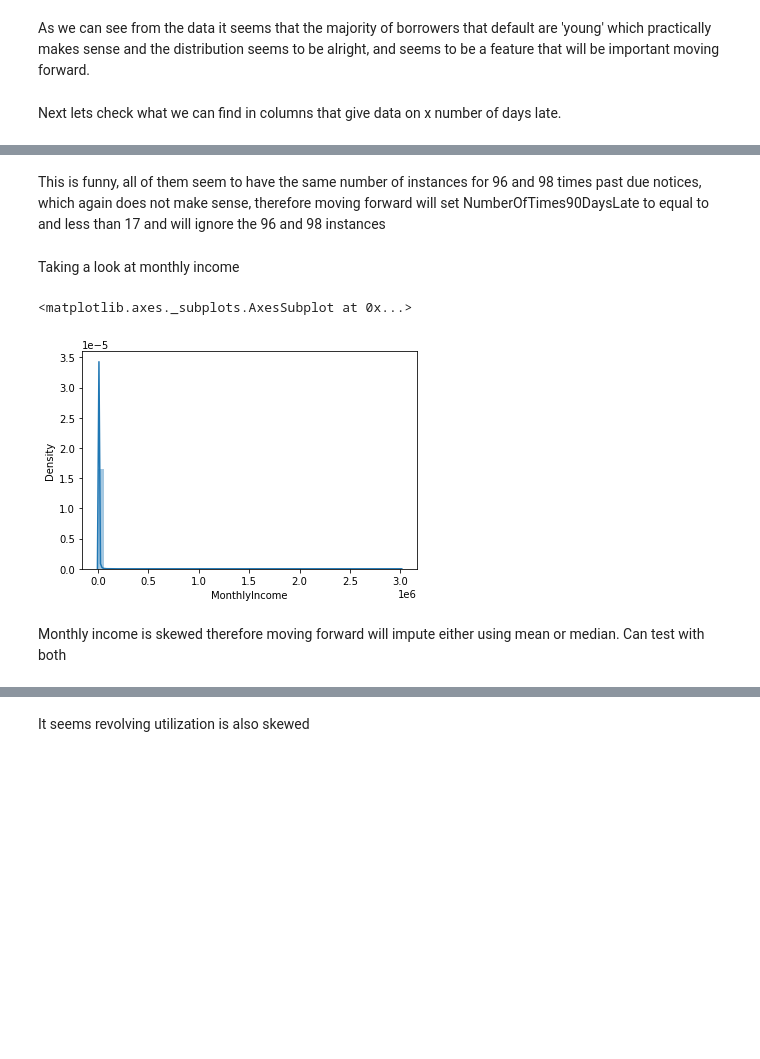
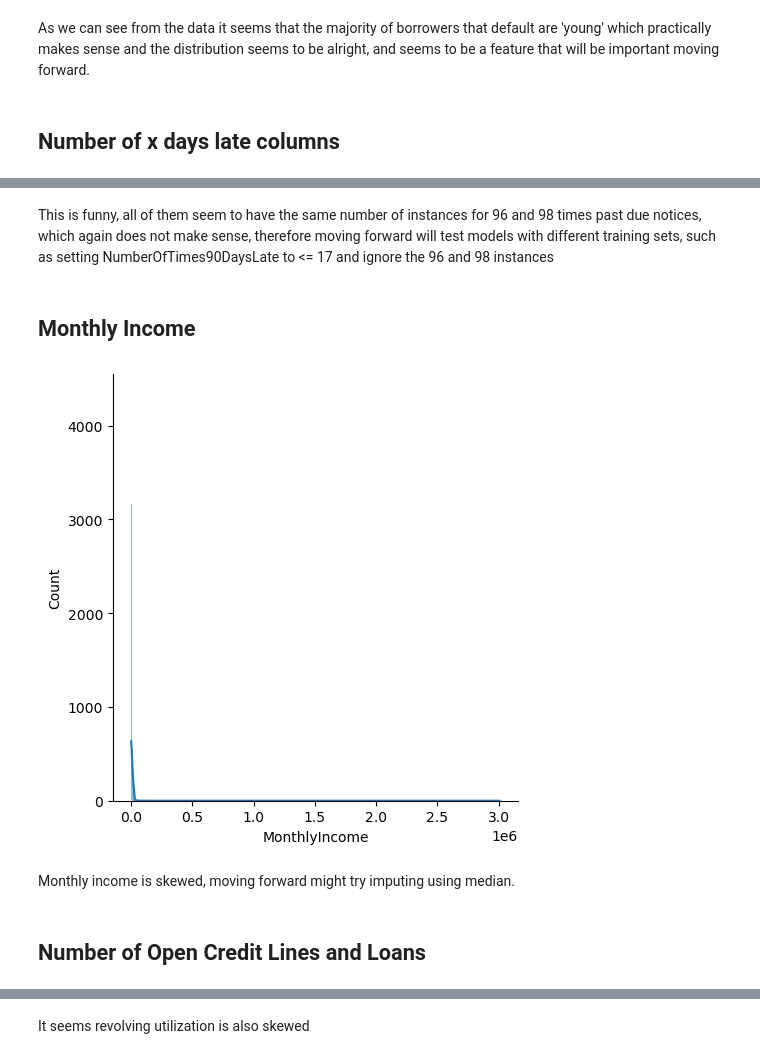
Before and after one commit to R-Hijjawi/Give_me_some_credit, a Jupyter notebook: giveMeCredit.ipynb, the cells around one changed output, grey strips where cells are left out. Saved outputs shown, nothing was run; the diff lists cells and outputs as text; code cells hidden in the pictures; blank space fills up the shorter version.

```diff
--- a/giveMeCredit.ipynb
+++ b/giveMeCredit.ipynb
@@ -34,7 +32,8 @@ Load Data and Store them as ***df_train*** and ***df_test***
 # %%
+#Loading the data
 
-df_train = pd.read_csv("/content/drive/MyDrive/MIE368/Binance Assessment/cs-training.csv")
-df_test = pd.read_csv("/content/drive/MyDrive/MIE368/Binance Assessment/cs-test.csv")
+df_train = pd.read_csv("cs-training.csv")
+df_test = pd.read_csv("cs-test.csv")
 
 df_train.head()
 # %% [output]
@@ -113,7 +112,7 @@ sns.countplot(df_train.loc[df_train["SeriousDlqin2yrs"] == 1]["age"])
 # %% [markdown]
 As we can see from the data it seems that the majority of borrowers that default are 'young' which practically makes sense and the distribution seems to be alright, and seems to be a feature that will be important moving forward.
-# %% [markdown]
-Next lets check what we can find in columns that give data on x number of days late.
+# %% [markdown]
+## Number of x days late columns
 # %%
 df_train["NumberOfTimes90DaysLate"].value_counts().sort_index()
 # %% [output]
@@ -175,13 +174,15 @@ df_train["NumberOfTime30-59DaysPastDueNotWorse"].value_counts().sort_index()
 98       264
 Name: NumberOfTime30-59DaysPastDueNotWorse, dtype: int64
 # %% [markdown]
-This is funny, all of them seem to have the same number of instances for 96 and 98 times past due notices, which again does not make sense, therefore moving forward will set NumberOfTimes90DaysLate to equal to and less than 17 and will ignore the 96 and 98 instances
+This is funny, all of them seem to have the same number of instances for 96 and 98 times past due notices, which again does not make sense, therefore moving forward will test models with different training sets, such as setting NumberOfTimes90DaysLate to <= 17 and ignore the 96 and 98 instances
-# %% [markdown]
-Taking a look at monthly income
+# %% [markdown]
+## Monthly Income
 # %%
-sns.distplot(df_train["MonthlyIncome"].dropna())
+sns.displot(df_train["MonthlyIncome"].dropna(), kde = True)
+plt.show()
 # %% [output]
-<matplotlib.axes._subplots.AxesSubplot at 0x...>
-[figure, old version]
+[figure, new version]
 # %% [markdown]
-Monthly income is skewed therefore moving forward will impute either using mean or median. Can test with both
+Monthly income is skewed, moving forward might try imputing using median.
+# %% [markdown]
+## Number of Open Credit Lines and Loans
```
Also changed, not shown: parts of 107 cells of this notebook.
